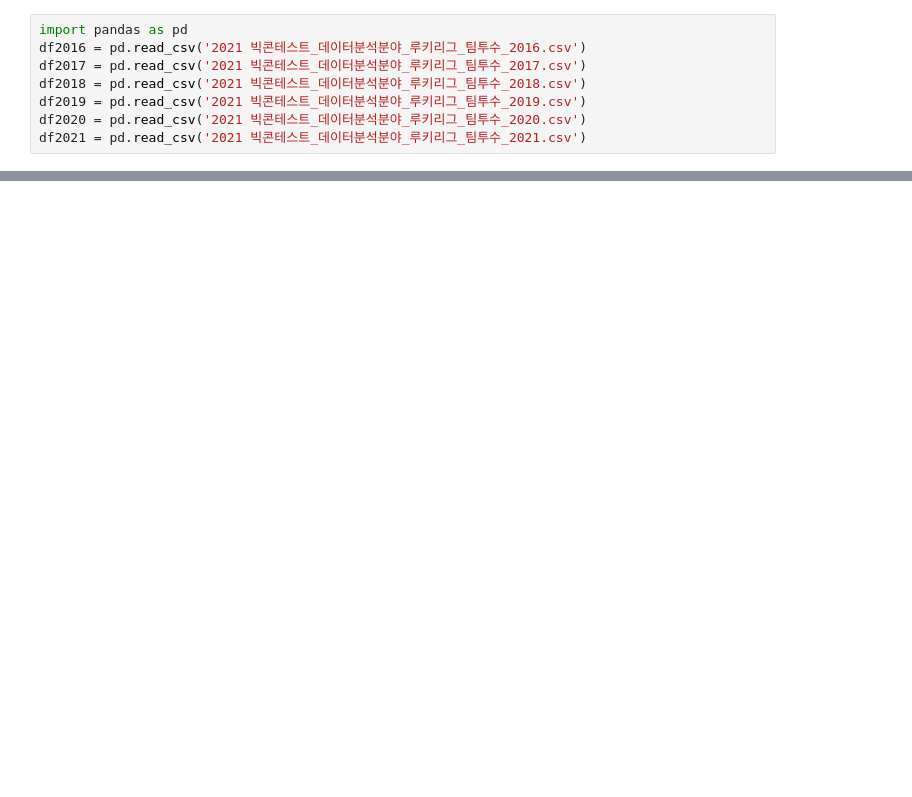
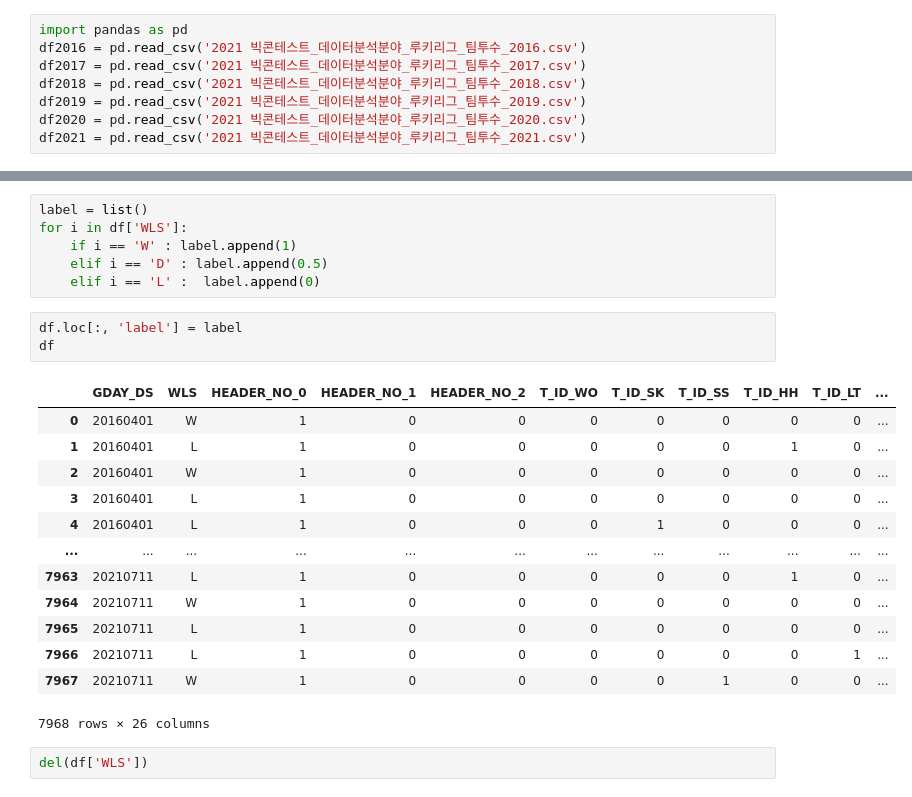
Before and after one commit to DailyPoem/Wise-Saying, a Jupyter notebook: Rookie_League/Test.ipynb, the cells around one changed output, grey strips where cells are left out. Cells and saved outputs as stored; diff of their text form; blank space fills up the shorter version.

```diff
--- a/Rookie_League/Test.ipynb
+++ b/Rookie_League/Test.ipynb
@@ -65,2 +130,27 @@ W    3937
 D      94
 Name: WLS, dtype: int64
+# %%
+label = list()
+for i in df['WLS']:
+    if i == 'W' : label.append(1)
+    elif i == 'D' : label.append(0.5)
+    elif i == 'L' :  label.append(0)
+# %%
+df.loc[:, 'label'] = label
+df
+# %% [output]
+|  | GDAY_DS | WLS | HEADER_NO_0 | HEADER_NO_1 | HEADER_NO_2 | T_ID_WO | T_ID_SK | T_ID_SS | T_ID_HH | T_ID_LT | ... |
+| 0 | 20160401 | W | 1 | 0 | 0 | 0 | 0 | 0 | 0 | 0 | ... |
+| 1 | 20160401 | L | 1 | 0 | 0 | 0 | 0 | 0 | 1 | 0 | ... |
+| 2 | 20160401 | W | 1 | 0 | 0 | 0 | 0 | 0 | 0 | 0 | ... |
+| 3 | 20160401 | L | 1 | 0 | 0 | 0 | 0 | 0 | 0 | 0 | ... |
+| 4 | 20160401 | L | 1 | 0 | 0 | 0 | 1 | 0 | 0 | 0 | ... |
+| ... | ... | ... | ... | ... | ... | ... | ... | ... | ... | ... | ... |
+| 7963 | 20210711 | L | 1 | 0 | 0 | 0 | 0 | 0 | 1 | 0 | ... |
+| 7964 | 20210711 | W | 1 | 0 | 0 | 0 | 0 | 0 | 0 | 0 | ... |
+| 7965 | 20210711 | L | 1 | 0 | 0 | 0 | 0 | 0 | 0 | 0 | ... |
+| 7966 | 20210711 | L | 1 | 0 | 0 | 0 | 0 | 0 | 0 | 1 | ... |
+| 7967 | 20210711 | W | 1 | 0 | 0 | 0 | 0 | 1 | 0 | 0 | ... |
+7968 rows × 26 columns
+# %%
+del(df['WLS'])
```
Also changed, not shown: parts of 22 cells of this notebook.
